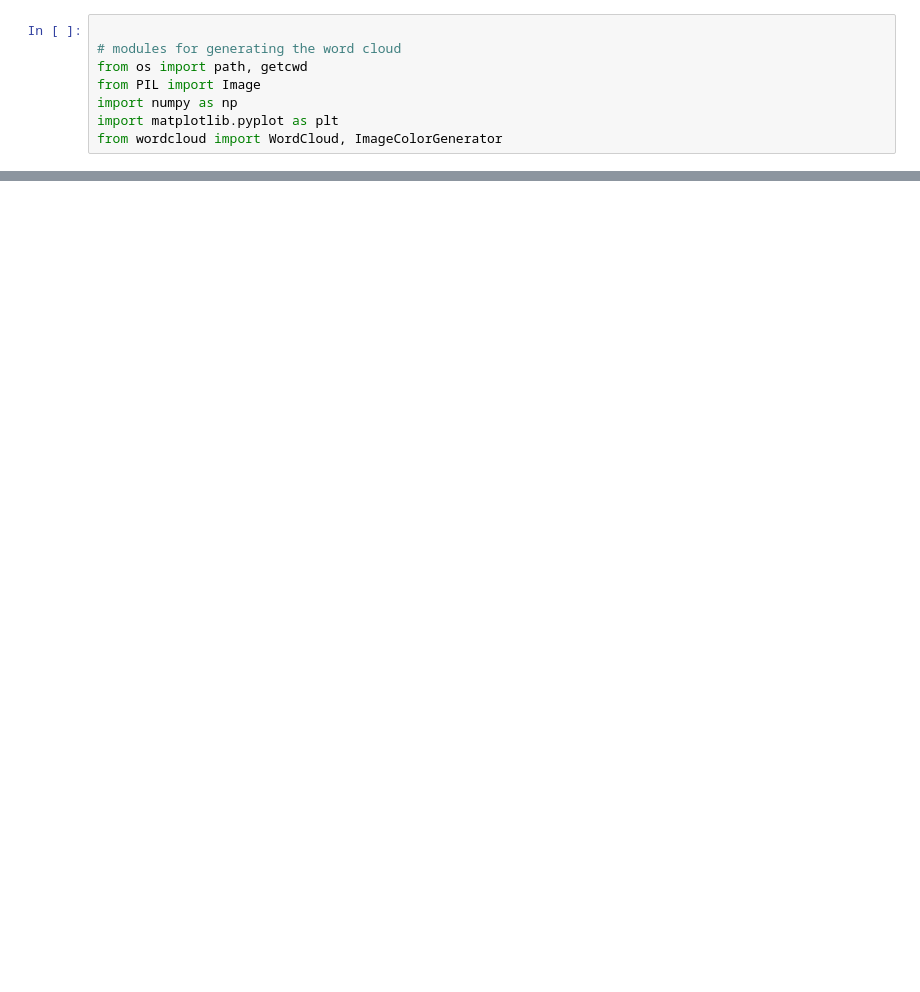
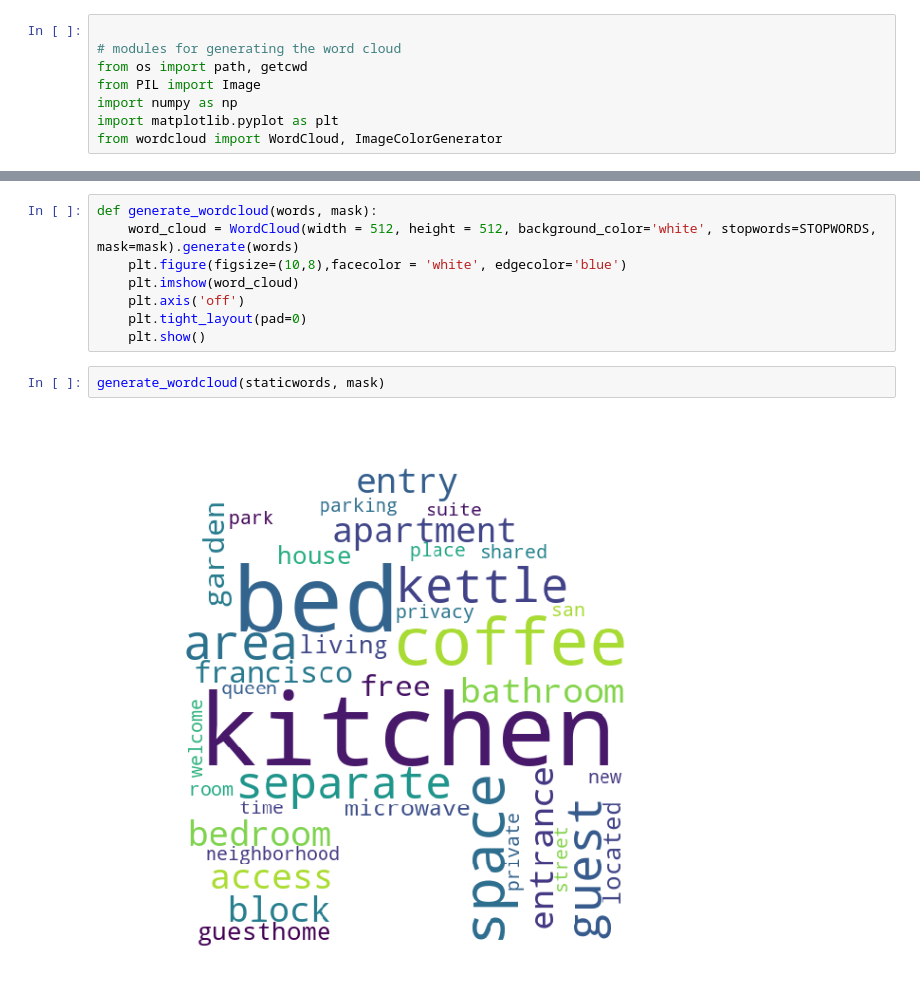
Before and after one commit to jsutch/DataViz, a Jupyter notebook: Word Heatmaps.ipynb, the cells around one changed output, grey strips where cells are left out. Saved outputs shown, nothing was run; the diff lists cells and outputs as text; blank space fills up the shorter version.

```diff
--- a/Word Heatmaps.ipynb
+++ b/Word Heatmaps.ipynb
@@ -119,0 +150,12 @@ _=plt.show()
+# %%
+def generate_wordcloud(words, mask):
+    word_cloud = WordCloud(width = 512, height = 512, background_color='white', stopwords=STOPWORDS, mask=mask).generate(words)
+    plt.figure(figsize=(10,8),facecolor = 'white', edgecolor='blue')
+    plt.imshow(word_cloud)
+    plt.axis('off')
+    plt.tight_layout(pad=0)
+    plt.show()
+# %%
+generate_wordcloud(staticwords, mask)
+# %% [output]
+[figure, added]
```
Also changed, not shown: parts of 10 cells of this notebook, 2 other files.
